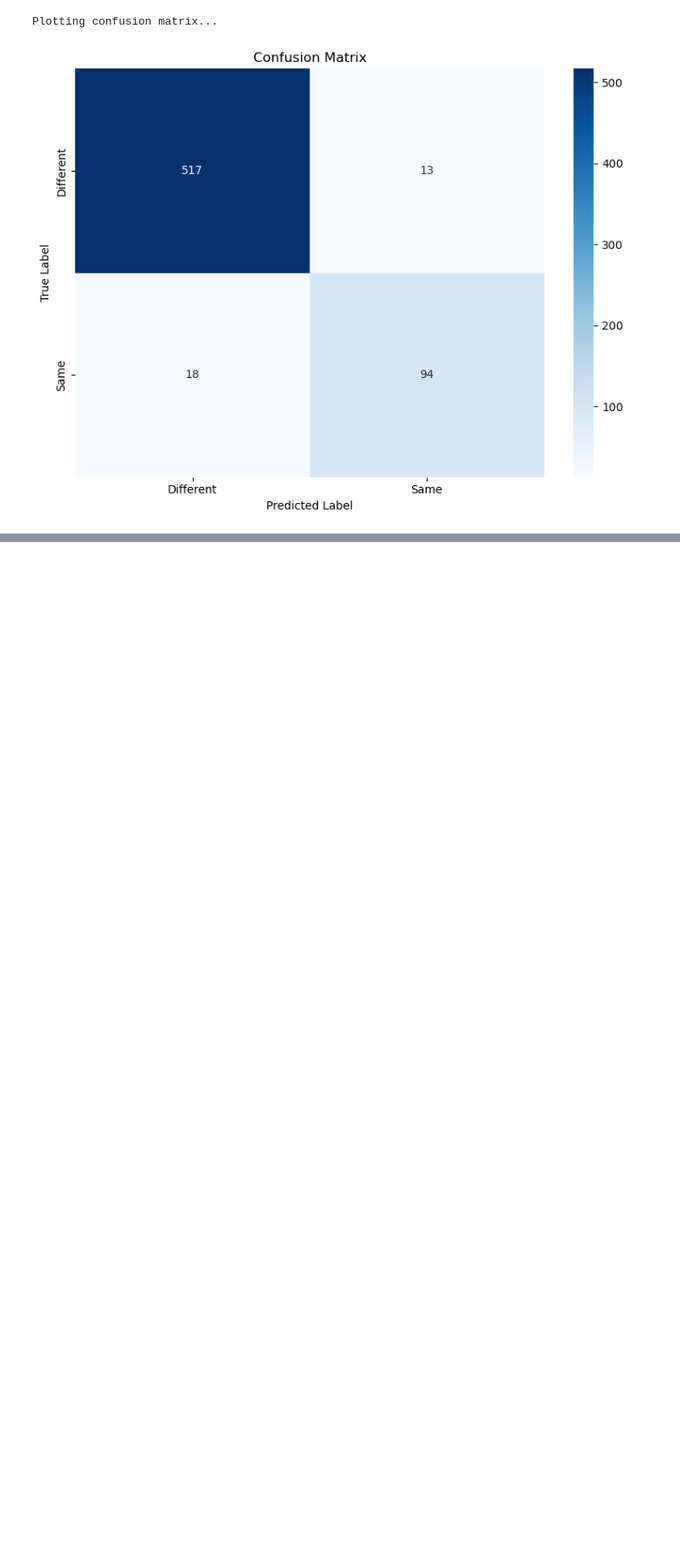
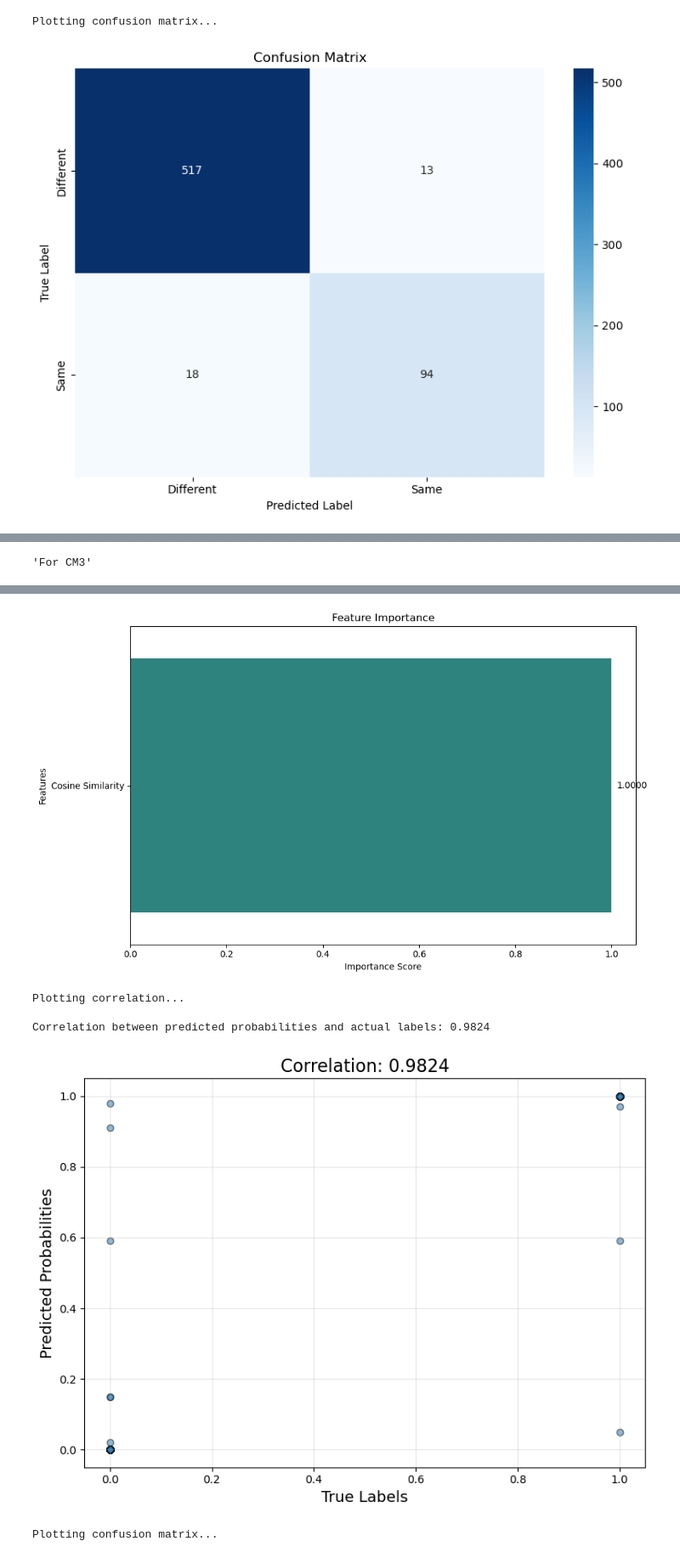
Before and after one commit to mutasim18/Mass-Sceptra-Classification, a Jupyter notebook: Visualization/randomforest_vis.ipynb, the cells around one changed output, grey strips where cells are left out. Shown: that part at 85% size. Saved outputs shown, nothing was run; the diff lists cells and outputs as text; code cells hidden in the pictures; blank space fills up the shorter version.

```diff
--- a/Visualization/randomforest_vis.ipynb
+++ b/Visualization/randomforest_vis.ipynb
@@ -113,0 +143,47 @@ if __name__ == "__main__":
+# %%
+"""For CM3"""
+# %% [output]
+'For CM3'
+# %%
+import sys
+sys.path.append(r"C:\\Local Disk (A)\\Github Files\\Projects\\Mass-Sceptra-Classification\\Visualization")
+import global_fun as gf  # Import the custom functions
+
+# Path to the CM1 dataset
+dataset_path = r"C:\\Local Disk (A)\\Github Files\\Projects\\Mass-Sceptra-Classification\\Datasets\\CM3"
+
+def main():
+    # Prepare the dataset
+    print(f"Processing dataset at {dataset_path}...")
+    X_train, X_test, y_train, y_test, scaler = gf.prepare_dataset(dataset_path)
+    if X_train is None:
+        print("Dataset preparation failed. Exiting...")
+        return
+
+    # Initialize the Random Forest model
+    print("Initializing the Random Forest model...")
+    model = gf.initialize_random_forest_model()
+
+    # Perform cross-validation
+    print("Performing cross-validation...")
+    cv_scores = gf.perform_cross_validation(model, X_train, y_train)
+
+    # Train and evaluate the model
+    print("Training and evaluating the model...")
+    y_pred, y_prob = gf.train_and_evaluate(model, X_train, y_train, X_test, y_test)
+
+    # Plot feature importance
+    print("Plotting feature importance...")
+    gf.plot_feature_importance(model, feature_names=['Cosine Similarity'])
+
+    # Plot correlation between true labels and predicted probabilities
+    print("Plotting correlation...")
+    gf.plot_correlation(y_test, y_prob)
+
+    # Plot confusion matrix
+    print("Plotting confusion matrix...")
+    gf.plot_confusion_matrix(y_test, y_pred)
+
+if __name__ == "__main__":
+    main()
+# %% [output]
@@ -113,0 +207,6 @@ if __name__ == "__main__":
+[figure, added]
+Plotting correlation...
+
+Correlation between predicted probabilities and actual labels: 0.9824
+[figure, added]
+Plotting confusion matrix...
```
Also changed, not shown: parts of 7 cells of this notebook, 1 other file.
